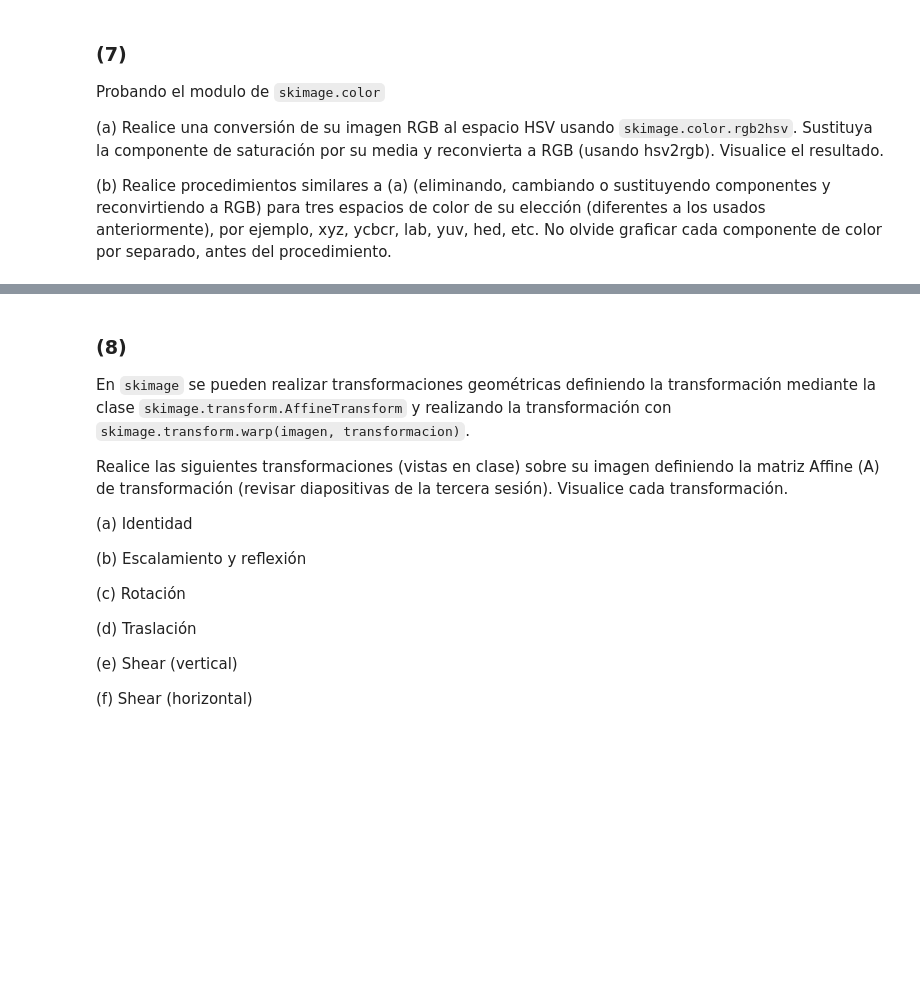
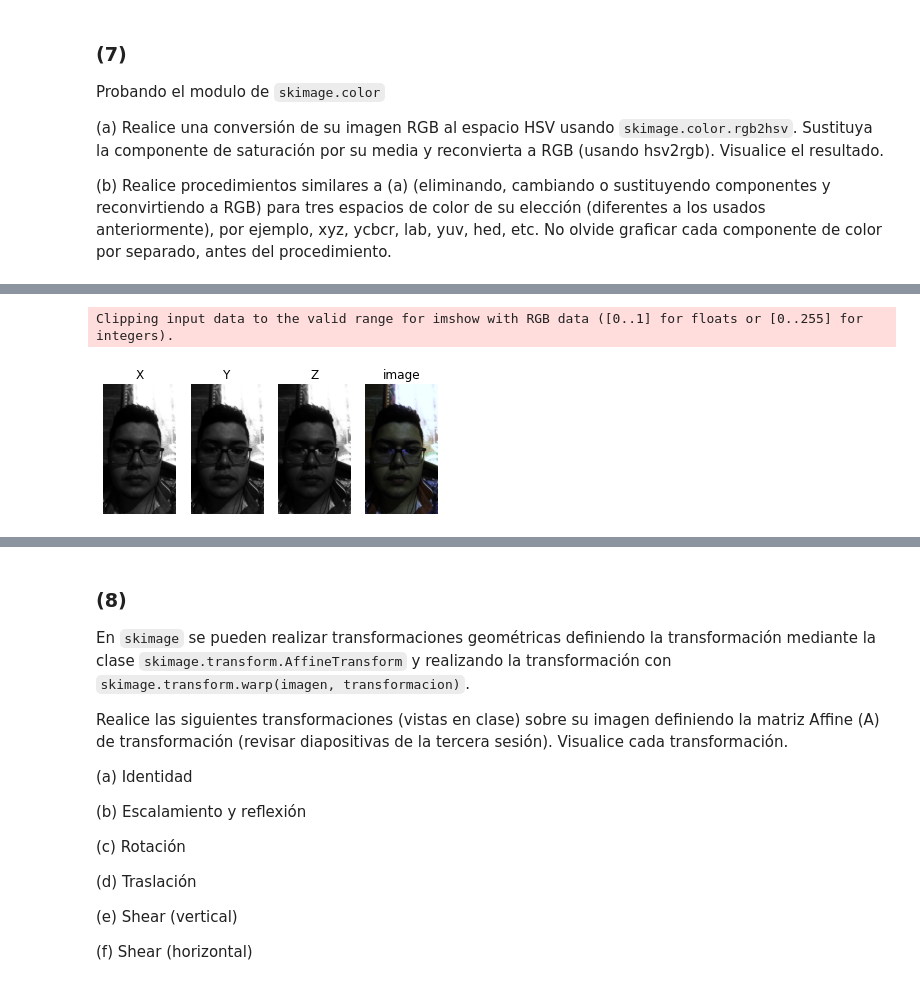
Before and after one commit to juanksRuiz/Vision_por_computador, a Jupyter notebook: Talleres/Taller_1/S4/Taller 1_JuanCamiloRuiz_DanielRambaut.ipynb, the cells around one changed output, grey strips where cells are left out. Cells and saved outputs as stored; diff of their text form; code cells hidden in the pictures; blank space fills up the shorter version.

```diff
--- a/Talleres/Taller_1/S4/Taller 1_JuanCamiloRuiz_DanielRambaut.ipynb
+++ b/Talleres/Taller_1/S4/Taller 1_JuanCamiloRuiz_DanielRambaut.ipynb
@@ -356,0 +443,27 @@ Probando el modulo de `skimage.color`
+# %%
+#b)
+im_XYZ = skimage.color.rgb2xyz(im_rescaled)
+X = im_XYZ[:,:,0]
+Y = im_XYZ[:,:,1]
+Z = im_XYZ[:,:,2]
+# %%
+plt.subplot(1,4,1)
+plt.imshow(X, cmap='gray')
+plt.title('X')
+plt.axis('off')
+plt.subplot(1,4,2)
+plt.imshow(Y, cmap='gray')
+plt.title('Y')
+plt.axis('off')
+plt.subplot(1,4,3)
+plt.imshow(Z, cmap='gray')
+plt.title('Z')
+plt.axis('off')
+plt.subplot(1,4,4)
+plt.imshow(im_XYZ, cmap='gray')
+plt.title('image')
+plt.axis('off')
+plt.show()
+# %% [output]
+Clipping input data to the valid range for imshow with RGB data ([0..1] for floats or [0..255] for integers).
+[figure, added]
```
Also changed, not shown: parts of 17 cells of this notebook.
